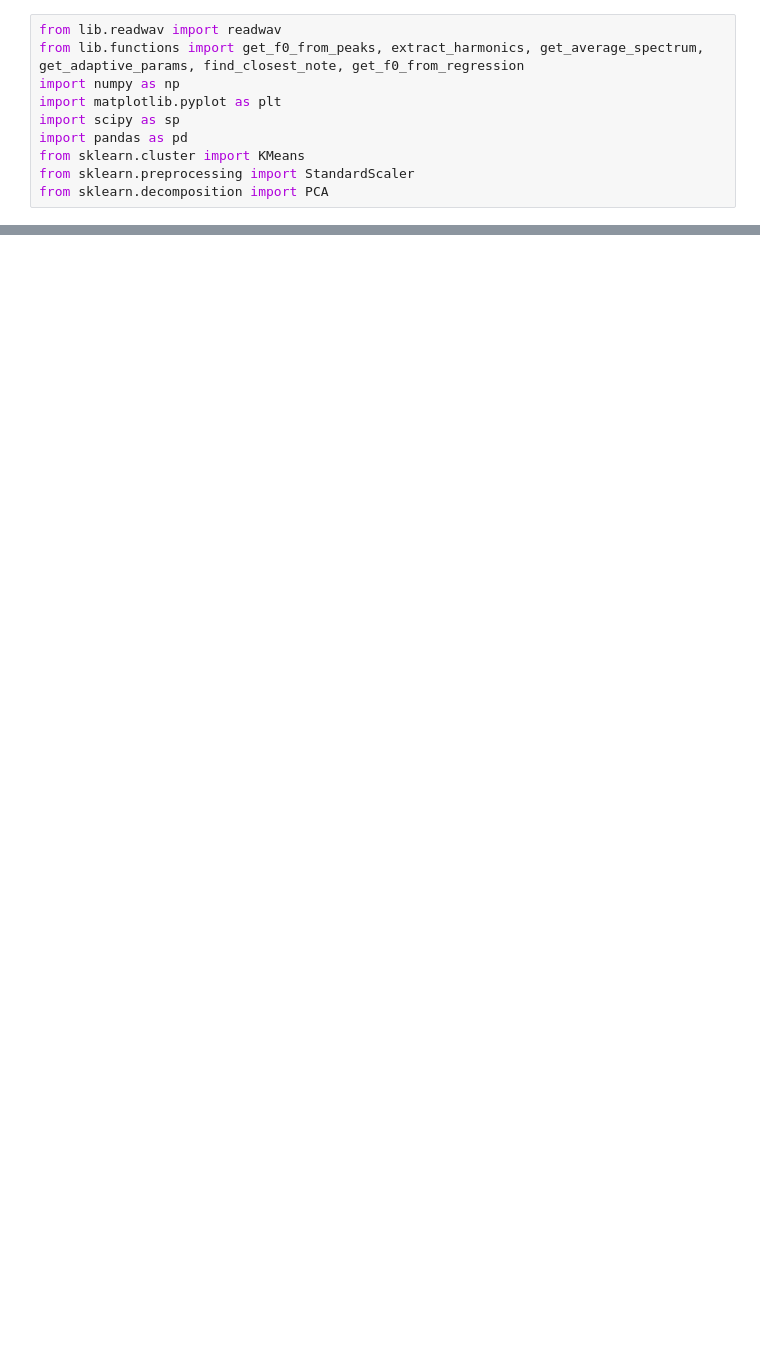
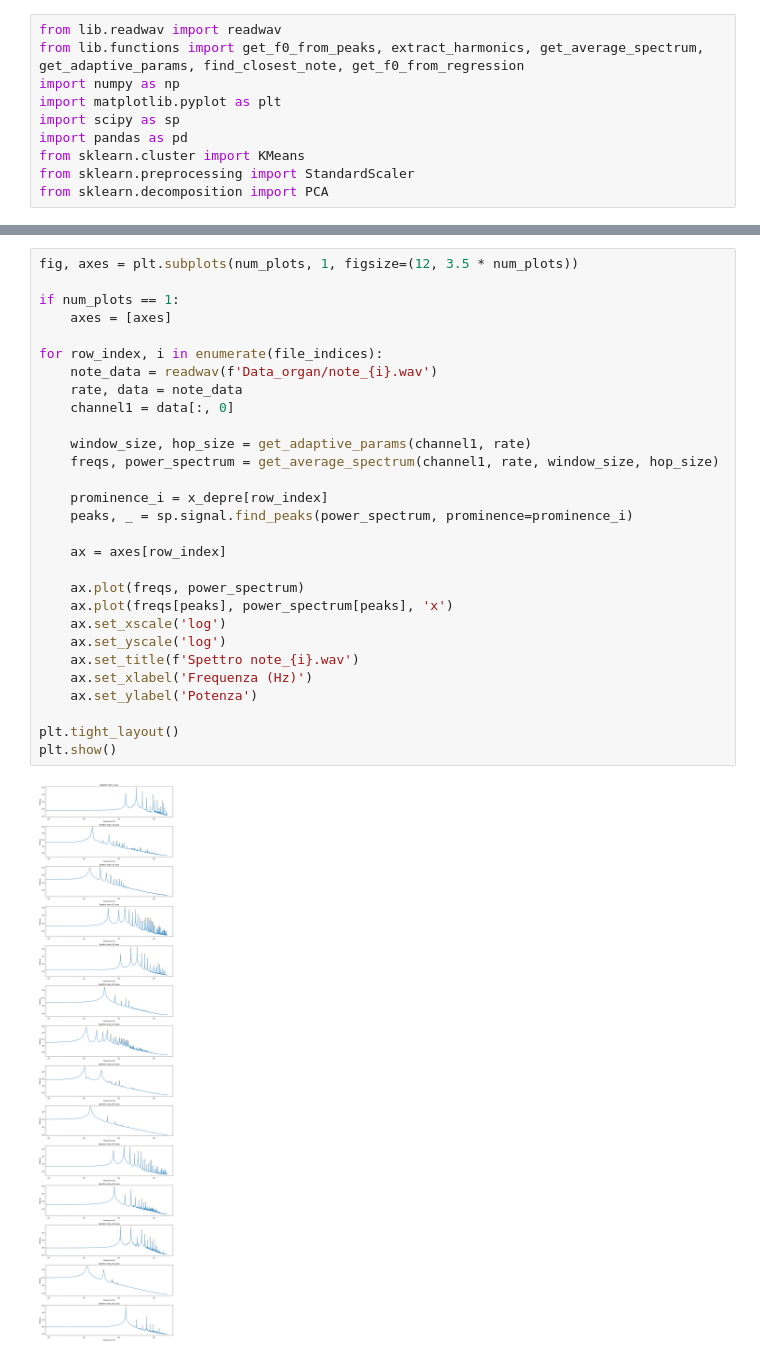
Before and after one commit to Lvetto/lmd_organo, a Jupyter notebook: Harmonics.ipynb, the cells around one changed output, grey strips where cells are left out. Saved outputs shown, nothing was run; the diff lists cells and outputs as text; blank space fills up the shorter version.

```diff
--- a/Harmonics.ipynb
+++ b/Harmonics.ipynb
@@ -137,3 +123,34 @@ File: note_181.wav, X primo bin depresso (alpha=3.0): 6.05e+05
+# %%
+fig, axes = plt.subplots(num_plots, 1, figsize=(12, 3.5 * num_plots))
+
+if num_plots == 1:
+    axes = [axes]
+
+for row_index, i in enumerate(file_indices):
+    note_data = readwav(f'Data_organ/note_{i}.wav')
+    rate, data = note_data
+    channel1 = data[:, 0]
+
+    window_size, hop_size = get_adaptive_params(channel1, rate)
+    freqs, power_spectrum = get_average_spectrum(channel1, rate, window_size, hop_size)
+
+    prominence_i = x_depre[row_index]
+    peaks, _ = sp.signal.find_peaks(power_spectrum, prominence=prominence_i)
+
+    ax = axes[row_index]
+
+    ax.plot(freqs, power_spectrum)
+    ax.plot(freqs[peaks], power_spectrum[peaks], 'x')
+    ax.set_xscale('log')
+    ax.set_yscale('log')
+    ax.set_title(f'Spettro note_{i}.wav')
+    ax.set_xlabel('Frequenza (Hz)')
+    ax.set_ylabel('Potenza')
+
+plt.tight_layout()
+plt.show()
+# %% [output]
+[figure, added]
 # %%
 fig, axes = plt.subplots(num_plots, 1, figsize=(12, 3.5 * num_plots))
 
```
Also changed, not shown: parts of 5 cells of this notebook, 1 other file.
